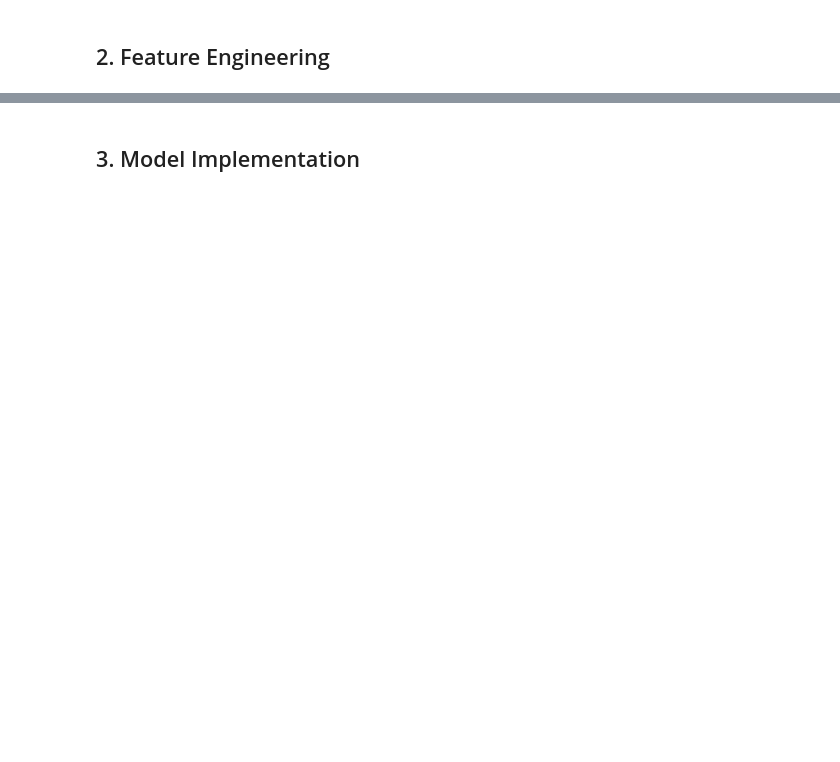
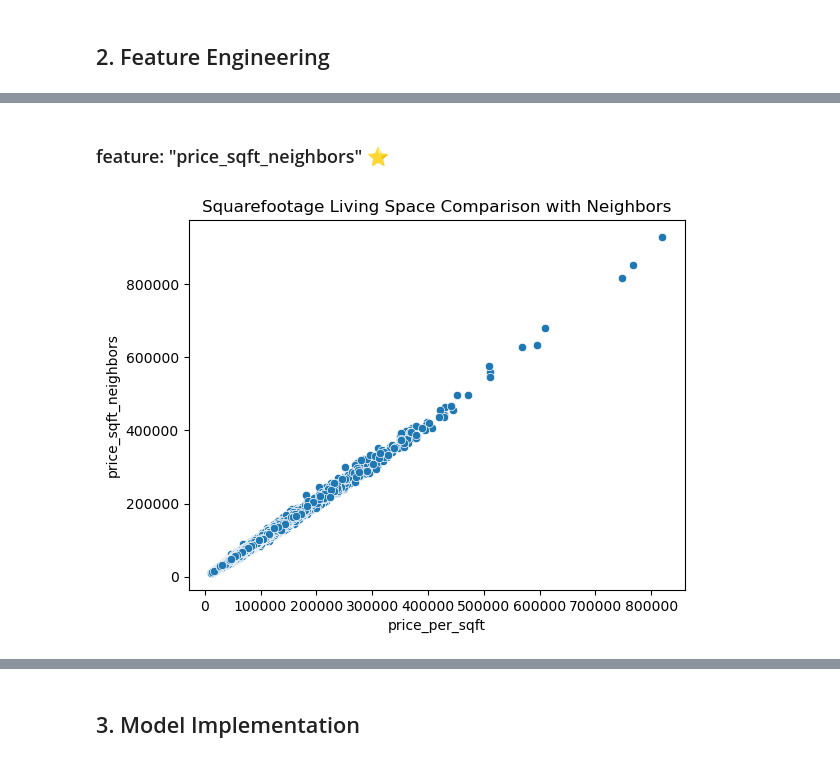
Before and after one commit to elbi3/AI-ML-Assignment2-Linear-Regression, a Jupyter notebook: notebooks/linear_regression-2.ipynb, the cells around one changed output, grey strips where cells are left out. Saved outputs shown, nothing was run; the diff lists cells and outputs as text; code cells hidden in the pictures; blank space fills up the shorter version.

```diff
--- a/notebooks/linear_regression-2.ipynb
+++ b/notebooks/linear_regression-2.ipynb
@@ -93,0 +225,2 @@ Text(0.5, 1.0, 'sqft 15 closest neighbors vs price')
+# %%
+df_features = df_features[df_features["bathrooms"] > 0].copy() # remove the 3 rows
@@ -105,0 +268,4 @@ plt.show()
+# %%
+# engineer feature: living space to lot space ratio
+df_features["living_to_lot_ratio"] = df_features["log_sqft_living"]/df_features["log_sqft_lot"]
+df_features["living_to_lot_ratio"]
@@ -105,0 +287,4 @@ plt.show()
+# %%
+# engineer feature: price per square foot of living space
+df_features["price_per_sqft"] = df_features["price"]/df_features["log_sqft_living"]
+df_features["price_per_sqft"]
@@ -105,0 +304,13 @@ plt.show()
+# %% [markdown]
+### feature: "price_sqft_neighbors" ⭐
+# %%
+# price per square foot of 15 closest neighbors' living space
+df_features["price_sqft_neighbors"] = df_features["price"]/df_features["log_sqft_living15"]
+# df_features["price_sqft_neighbors"]
+# %%
+# scatterplot comparing price per square foot of house sold and 15 nearest neighbors
+sns.scatterplot(x=df_features["price_per_sqft"], y=df_features["price_sqft_neighbors"])
+plt.title("Squarefootage Living Space Comparison with Neighbors")
+plt.show()
+# %% [output]
+[figure, added]
```
Also changed, not shown: parts of 53 cells of this notebook.
